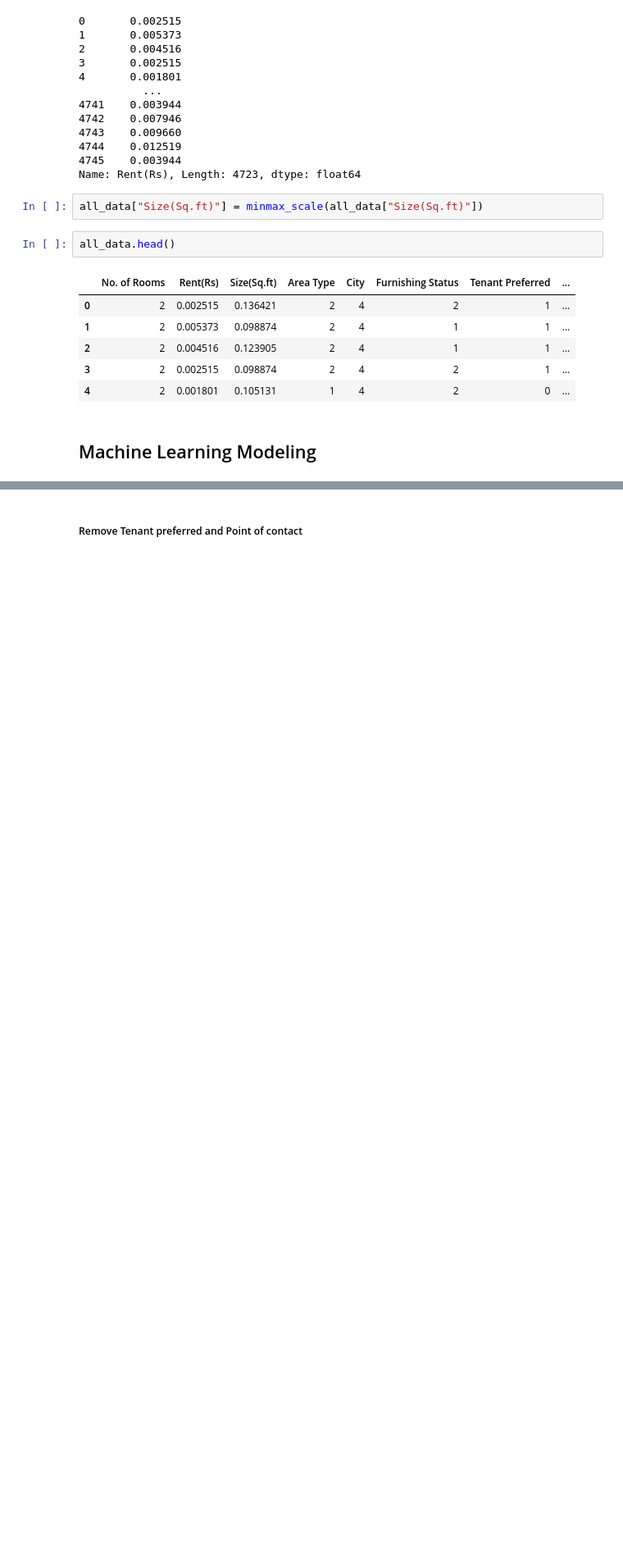
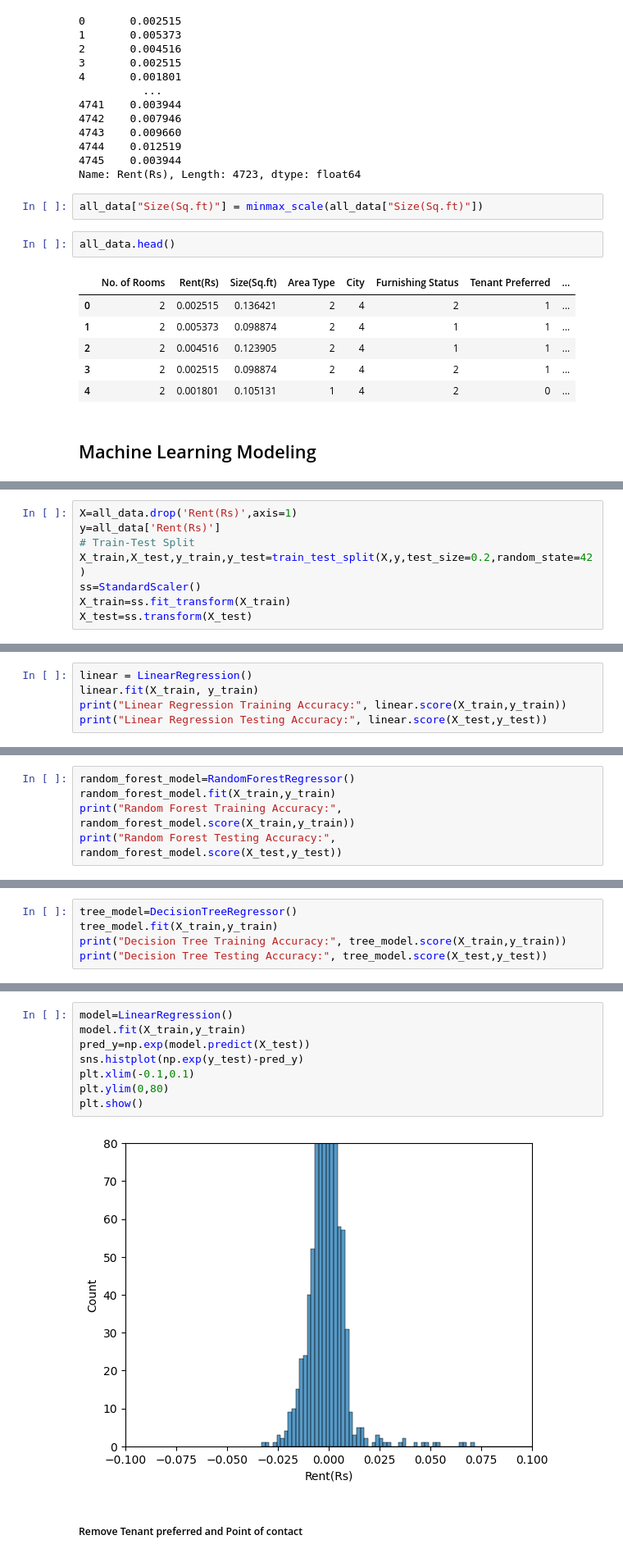
Before and after one commit to Elisha-George/Rent-Prediction__Using-Data-Science, a Jupyter notebook: IDS_Pandas_File.ipynb, the cells around one changed output, grey strips where cells are left out. Shown: that part at 82% size. Drawn from its saved outputs; the diff is of its cells as text; blank space fills up the shorter version.

Commit message:
Modeling COmpleted (R2, mean square error, mean absoloute error calcuated)

```diff
--- a/IDS_Pandas_File.ipynb
+++ b/IDS_Pandas_File.ipynb
@@ -622,0 +631,8 @@ all_data.head()
+# %%
+X=all_data.drop('Rent(Rs)',axis=1)
+y=all_data['Rent(Rs)']
+# Train-Test Split
+X_train,X_test,y_train,y_test=train_test_split(X,y,test_size=0.2,random_state=42)
+ss=StandardScaler()
+X_train=ss.fit_transform(X_train)
+X_test=ss.transform(X_test)
@@ -622,0 +657,5 @@ all_data.head()
+# %%
+linear = LinearRegression()
+linear.fit(X_train, y_train)
+print("Linear Regression Training Accuracy:", linear.score(X_train,y_train))
+print("Linear Regression Testing Accuracy:", linear.score(X_test,y_test))
@@ -622,0 +668,5 @@ all_data.head()
+# %%
+random_forest_model=RandomForestRegressor()
+random_forest_model.fit(X_train,y_train)
+print("Random Forest Training Accuracy:", random_forest_model.score(X_train,y_train))
+print("Random Forest Testing Accuracy:", random_forest_model.score(X_test,y_test))
@@ -622,0 +679,5 @@ all_data.head()
+# %%
+tree_model=DecisionTreeRegressor()
+tree_model.fit(X_train,y_train)
+print("Decision Tree Training Accuracy:", tree_model.score(X_train,y_train))
+print("Decision Tree Testing Accuracy:", tree_model.score(X_test,y_test))
@@ -623,2 +725,12 @@ all_data.head()
+# %%
+model=LinearRegression()
+model.fit(X_train,y_train)
+pred_y=np.exp(model.predict(X_test))
+sns.histplot(np.exp(y_test)-pred_y)
+plt.xlim(-0.1,0.1)
+plt.ylim(0,80)
+plt.show()
+# %% [output]
+[figure, added]
 # %% [markdown]
 ##### Remove Tenant preferred and Point of contact
```
Also changed, not shown: parts of 18 cells of this notebook, 1 other file.
